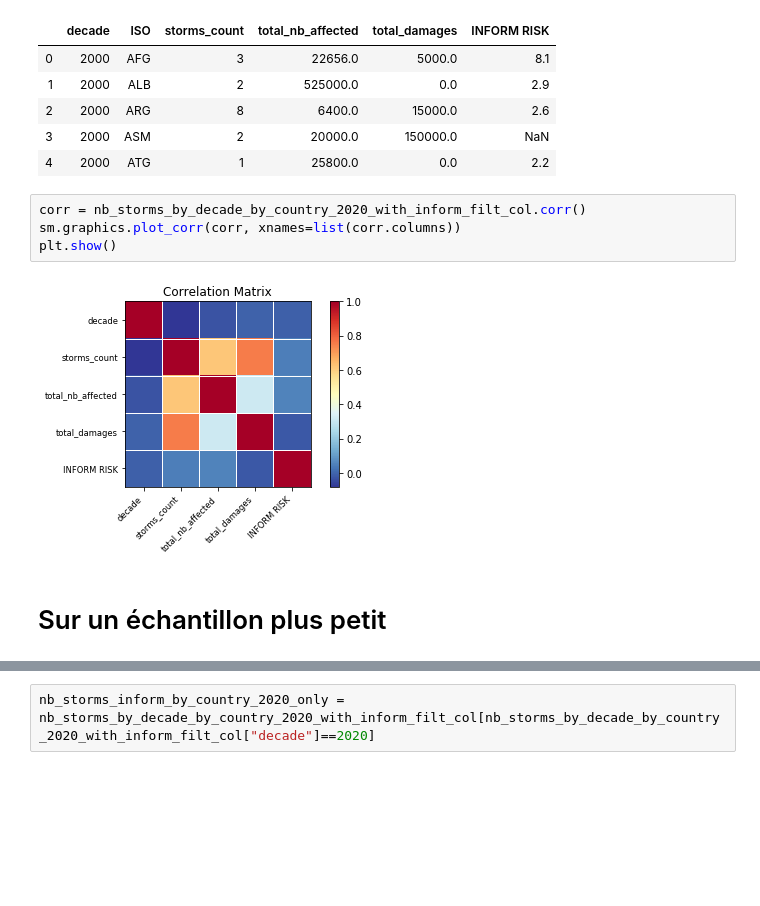
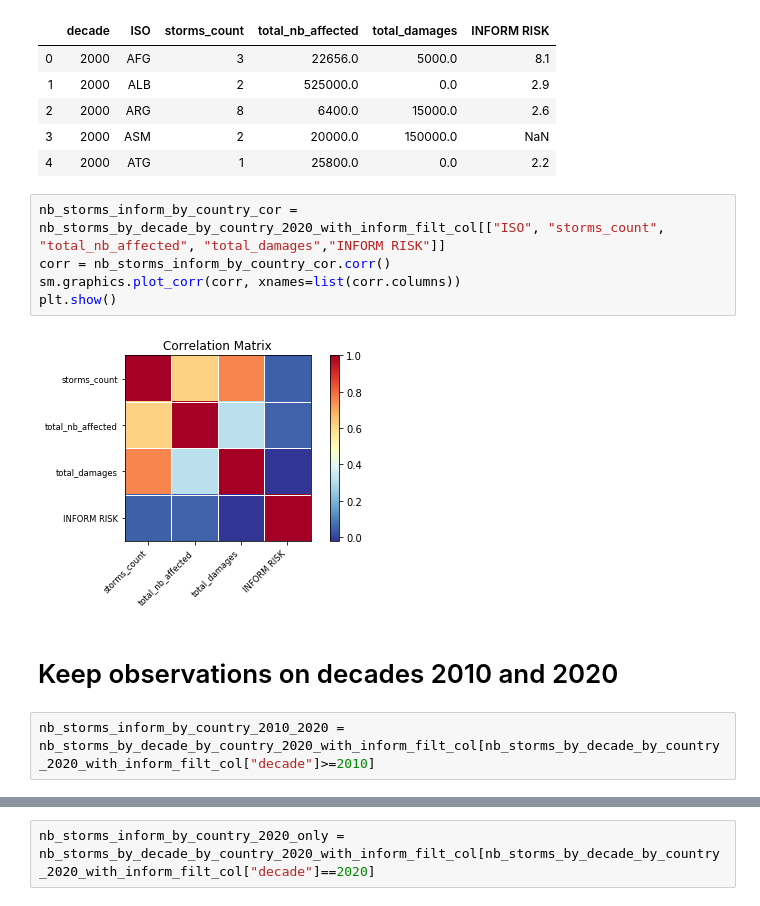
Before and after one commit to dataforgoodfr/batch8_worldbank, a Jupyter notebook: model_tempetes/notebooks/vulnerability_explo.ipynb, the cells around one changed output, grey strips where cells are left out. Drawn from its saved outputs; the diff is of its cells as text; blank space fills up the shorter version.

```diff
--- a/model_tempetes/notebooks/vulnerability_explo.ipynb
+++ b/model_tempetes/notebooks/vulnerability_explo.ipynb
@@ -187,10 +187,13 @@ nb_storms_by_decade_by_country_2020_with_inform_filt_col.head()
 | 3 | 2000 | ASM | 2 | 20000.0 | 150000.0 | NaN |
 | 4 | 2000 | ATG | 1 | 25800.0 | 0.0 | 2.2 |
 # %%
-corr = nb_storms_by_decade_by_country_2020_with_inform_filt_col.corr()
+nb_storms_inform_by_country_cor = nb_storms_by_decade_by_country_2020_with_inform_filt_col[["ISO", "storms_count", "total_nb_affected", "total_damages","INFORM RISK"]]
+corr = nb_storms_inform_by_country_cor.corr()
 sm.graphics.plot_corr(corr, xnames=list(corr.columns))
 plt.show()
 # %% [output]
-[figure, old version]
+[figure, new version]
-# %% [markdown]
-# Sur un échantillon plus petit
+# %% [markdown]
+# Keep observations on decades 2010 and 2020
+# %%
+nb_storms_inform_by_country_2010_2020 = nb_storms_by_decade_by_country_2020_with_inform_filt_col[nb_storms_by_decade_by_country_2020_with_inform_filt_col["decade"]>=2010]
```
Also changed, not shown: parts of 4 cells of this notebook.
